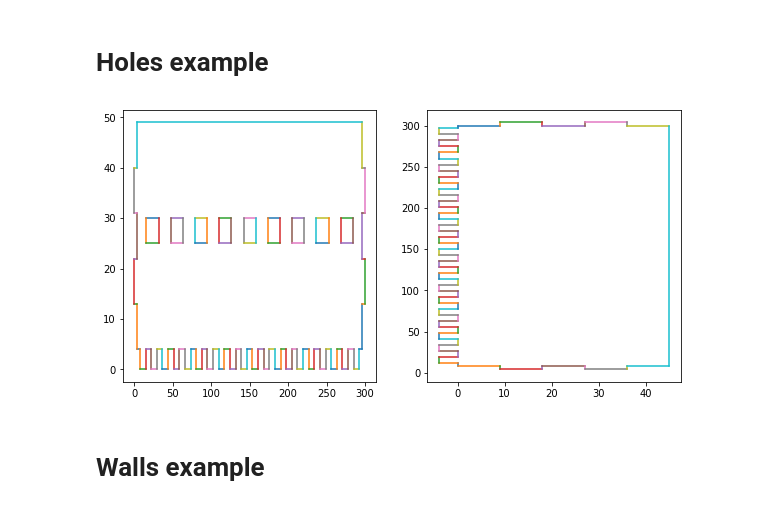
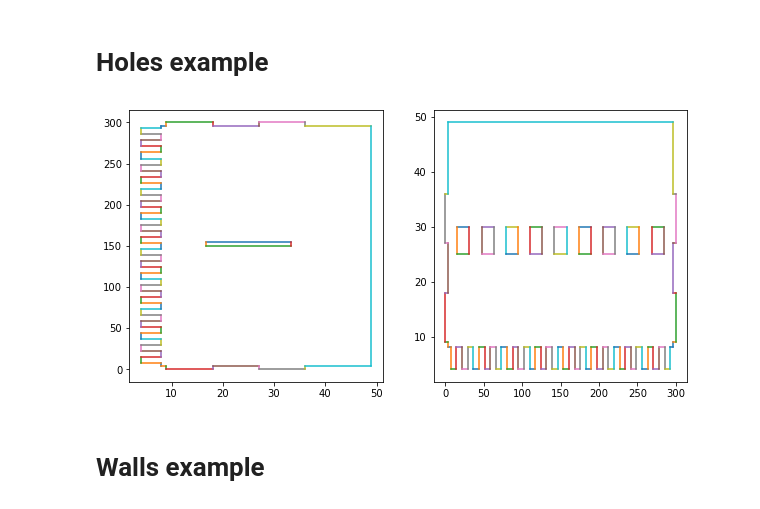
Before and after one commit to dangraf/box_generator, a Jupyter notebook: 01_generator.ipynb, the cells around one changed output. Saved outputs shown, nothing was run; the diff lists cells and outputs as text; code cells hidden in the pictures.

```diff
--- a/01_generator.ipynb
+++ b/01_generator.ipynb
@@ -194,22 +335,24 @@ class Side2:
 # Holes example
 # %%
 
-l = [0,0, 300, 0]
-
+l = [0,0, 0, 300]
+line = [0,150, 50,150]
 s = Side2(l, 45 )
 s.generate_inner_wall(7,4)
 s.add_holes(line, min_tab_size=15, thick=5)
 plt.figure(figsize=(10,5))
 plt.subplot(1,2,1)
 s.plot()
 
-l = [0,0, 0, 300]
+l = [0,0, 300, 0]
+line = [0,25, 300,25]
 s = Side2(l, 45 )
 s.generate_inner_wall(7,4)
+s.add_holes(line, min_tab_size=15, thick=5)
 plt.subplot(1,2,2)
 s.plot()
 # %% [output]
-[figure, old version]
+[figure, new version]
 # %% [markdown]
 # Walls example
 # %%
```
Also changed, not shown: parts of 17 cells of this notebook.
